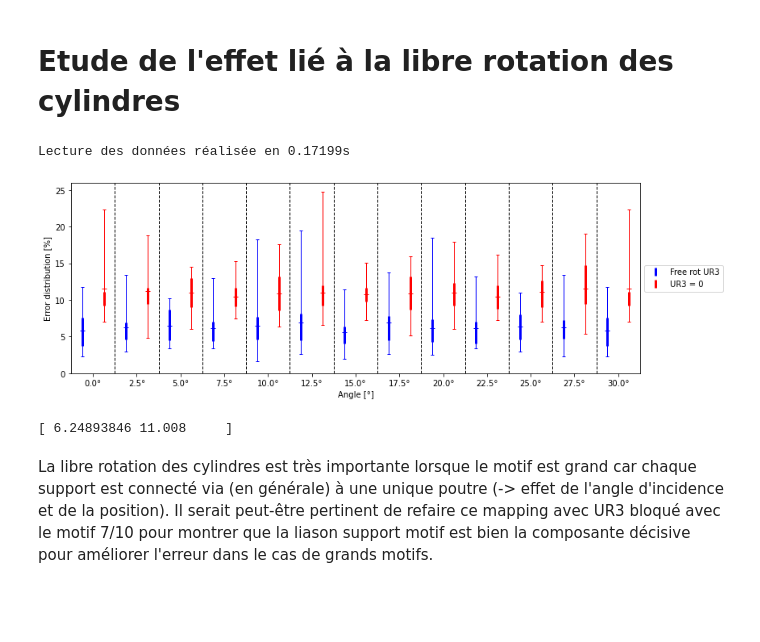
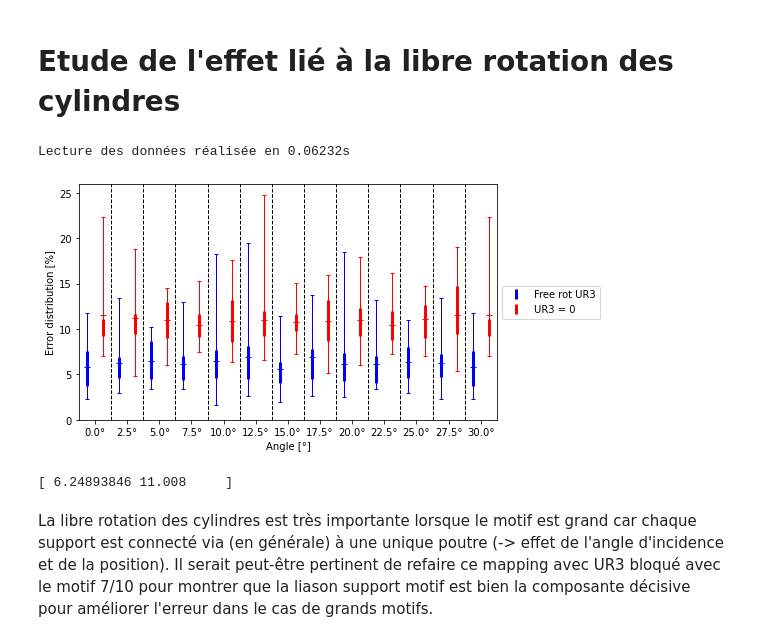
Before and after one commit to h06e/abakubc, a Jupyter notebook: utilities/nida_study.ipynb, the cells around one changed output. Saved outputs shown, nothing was run; the diff lists cells and outputs as text; code cells hidden in the pictures; blank space fills up the shorter version.

Commit message:
notebook update images

```diff
--- a/utilities/nida_study.ipynb
+++ b/utilities/nida_study.ipynb
@@ -133,23 +148,26 @@ def err_per_number_of_ms(data: dict[Test], eoi:tuple=(0,3), step:float=0.9, widt
     plt.violinplot(Y_bulk, X_bulk,widths=width,
                    showmeans=False, showmedians=False, showextrema=True)
     plt.plot(X_bulk, y_mean, '.b--', label='Mean error')
-    plt.xlabel(f'Number of MS')
+    plt.xlabel(f'Number of missing supoprts')
     # plt.ylim(top=20)
-    plt.ylabel('erreur')
+    plt.ylabel('Deviation [%]')
     plt.legend()
     ax2=plt.twinx()
     ax2.set_ylim(bottom=0, top=1.2*np.max(number_per_x))
     ax2.plot(X_bulk, number_per_x, 'ro:')
     ax2.set_ylabel('Number per case', color='r')
     ax2.tick_params(axis='y', colors='red')
-    plt.show()
 
-to_plot=['data', 'data_scale_7','data_scale_8', 'data_scale_9', 'data_scale_10',
-         'data_scale_11', 'data_scale_12', 'data_scale_13']
-#to_plot=['data']
+
+# to_plot=['data', 'data_scale_7','data_scale_8', 'data_scale_9', 'data_scale_10',
+#          'data_scale_11', 'data_scale_12', 'data_scale_13']
+to_plot=['data']
 
 for i in to_plot:
     print(i)
+    plt.figure(figsize=(5,3))
     err_per_number_of_ms(eval(i), width=0.8)
+plt.tight_layout()
+plt.savefig('images/MS_nida.pdf')
 # %% [output]
 data
@@ -523,38 +532,38 @@ error_per_angle_q2 = np.nanquantile(error_per_angle, 0.75, axis=(2, 3))
 error_per_angle_min = np.nanmin(error_per_angle, axis=(2, 3))
 error_per_angle_max = np.nanmax(error_per_angle, axis=(2, 3))
 
-plt.figure(figsize=(12, 4))
+plt.figure(figsize=(8, 4))
 x = np.linspace(0, N_theta, N_theta+1)-0.5+1/N_type/2
 col = ['b', 'r', 'r', 'm', 'k', 'c', 'y']
 leg = ['Free rot UR3', 'UR3 = 0']
 
 for scale in range(N_type):
     plt.errorbar(x+scale/N_type, error_per_angle_mean[:, scale], [error_per_angle_mean[:, scale]-error_per_angle_q1[:, scale], error_per_angle_q2[:, scale] - error_per_angle_mean[:, scale]],
                  fmt=col[scale]+'_', lw=3, ms=1, label=f'{leg[scale]}')
     plt.errorbar(x+scale/N_type, error_per_angle_mean[:, scale], [error_per_angle_mean[:, scale]-error_per_angle_min[:, scale], error_per_angle_max[:, scale] - error_per_angle_mean[:, scale]],
                  fmt='_'+col[scale], ecolor=col[scale], lw=1, capsize=2)
     for i, m in enumerate(error_per_angle_max[:, scale]):
         if m > 30.0:
             plt.text(x[i]+scale/N_type,
                      30.0, f'{m:.0f}', ha='center', fontsize=8)
 
 for i in range(12):
     plt.axvline(x=i+0.5, color='k', ls='--', lw=1.0)
 
 plt.ylim(bottom=0)
 plt.xlim((-0.5, 12.5))
 plt.xticks(range(13), [f'{2.5*i}°' for i in range(13)])
 plt.legend()
 plt.legend(loc='center left', bbox_to_anchor=(1, 0.5))
 plt.xlabel('Angle [°]')
 plt.ylabel(f'Error distribution [%]')
 plt.tight_layout()
 plt.show()
 
 print(np.mean(error_per_angle_mean, axis=0))
 # %% [output]
-Lecture des données réalisée en 0.17199s
+Lecture des données réalisée en 0.06232s
-[figure, old version]
+[figure, new version]
 [ 6.24893846 11.008     ]
 # %% [markdown]
 La libre rotation des cylindres est très importante lorsque le motif est grand car chaque support est connecté via (en générale) à une unique poutre (-> effet de l'angle d'incidence et de la position).
```
Also changed, not shown: parts of 7 cells of this notebook, 18 other files.
